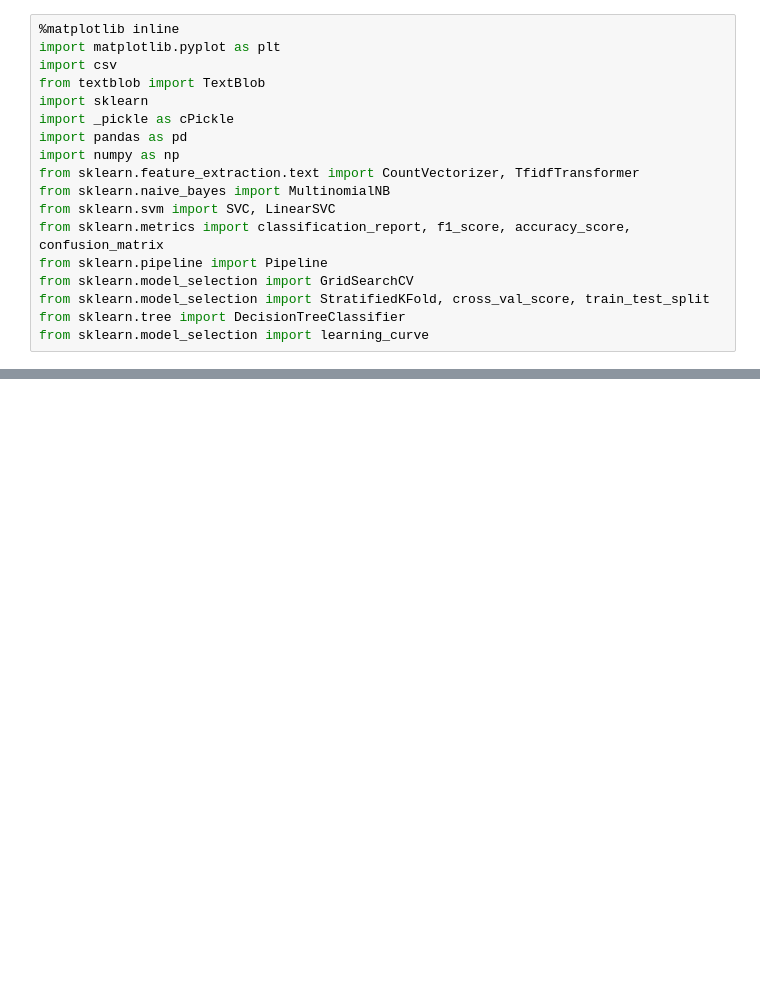
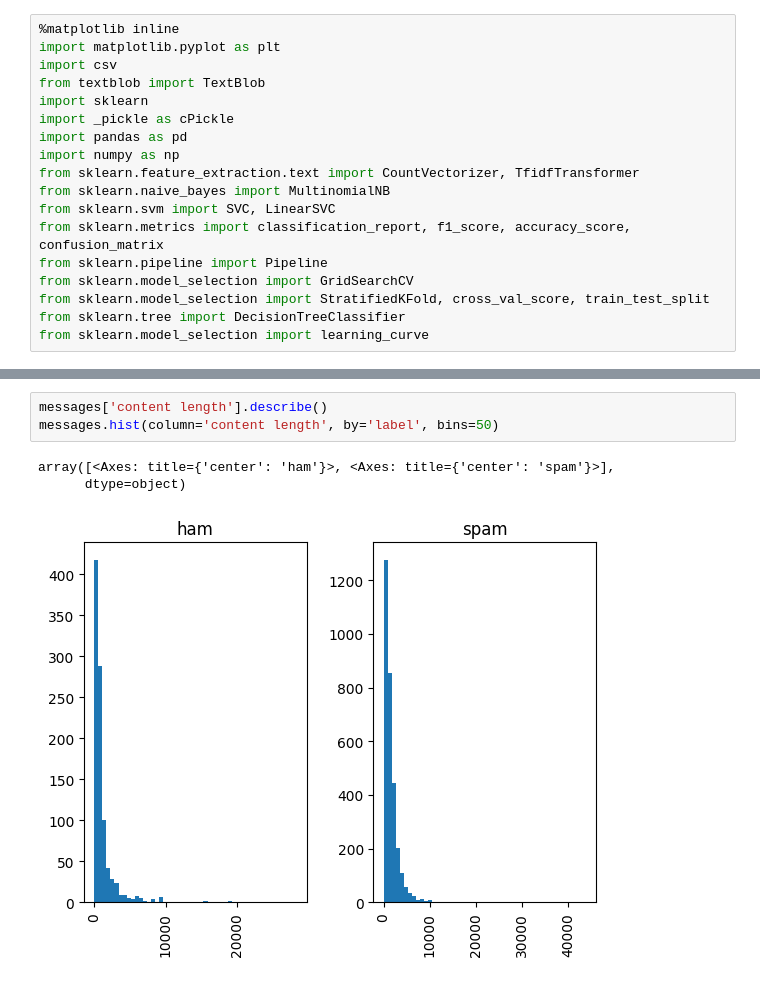
Before and after one commit to SidShah2953/app-ml-2024, a Jupyter notebook: Assignmnt 1/prepare.ipynb, the cells around one changed output, grey strips where cells are left out. Drawn from its saved outputs; the diff is of its cells as text; blank space fills up the shorter version.

```diff
--- a/Assignmnt 1/prepare.ipynb
+++ b/Assignmnt 1/prepare.ipynb
@@ -64,0 +110,7 @@ validation.to_csv('validation.csv', index=False)
+# %%
+messages['content length'].describe()
+messages.hist(column='content length', by='label', bins=50)
+# %% [output]
+array([<Axes: title={'center': 'ham'}>, <Axes: title={'center': 'spam'}>],
+      dtype=object)
+[figure, added]
```
Also changed, not shown: parts of 11 cells of this notebook, 9 other files.
